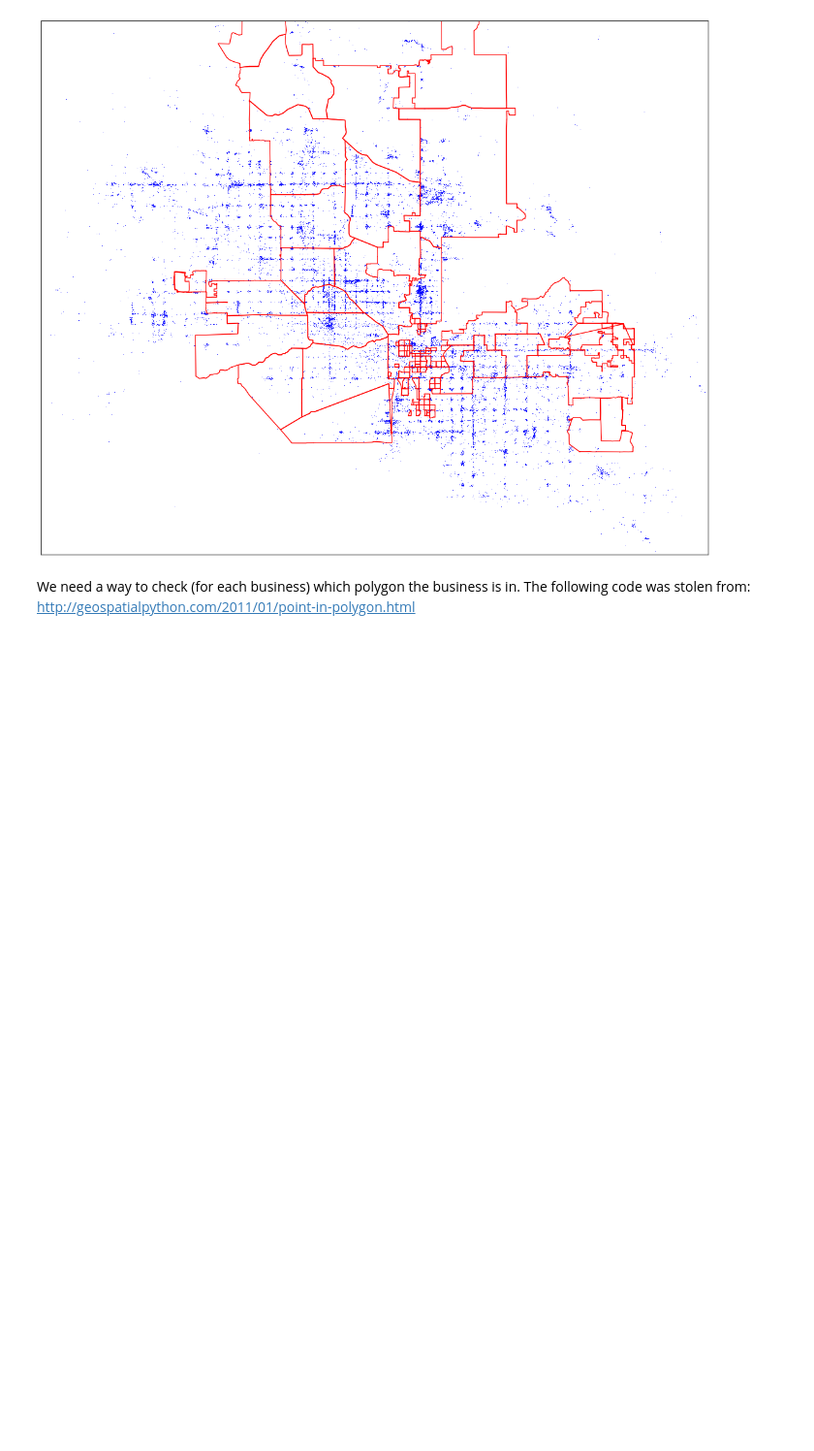
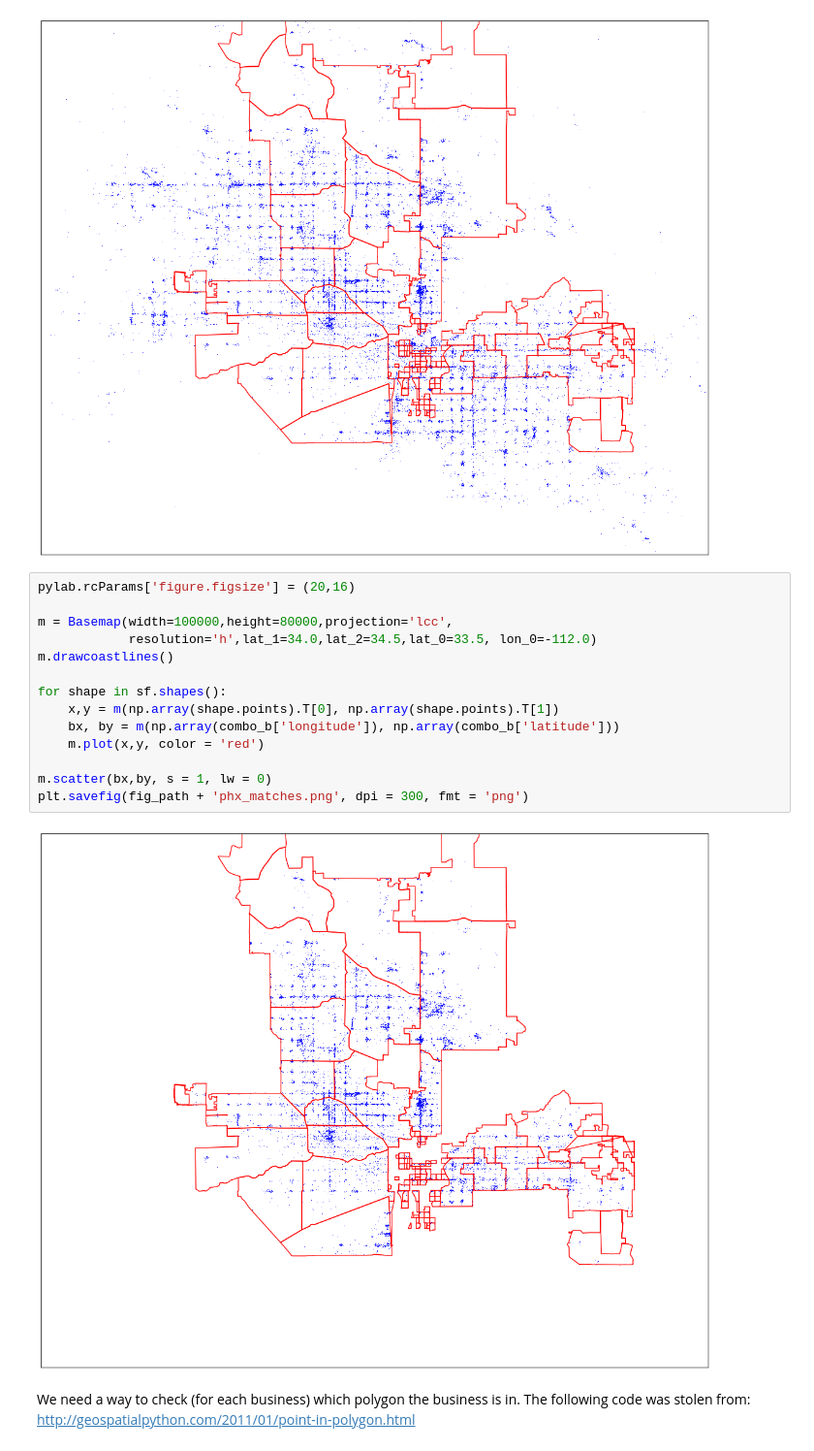
Before and after one commit to zihaoxu/jac_project, a Jupyter notebook: hood_shapes.ipynb, the cells around one changed output. Shown at 97% size. Drawn from its saved outputs; the diff is of its cells as text; blank space fills up the shorter version.

Commit message:
produce correlated dataframe and explore initial plots

```diff
--- a/hood_shapes.ipynb
+++ b/hood_shapes.ipynb
@@ -120,6 +123,22 @@ m.scatter(bx,by, s = 1, lw = 0)
 plt.savefig(fig_path + 'phx_test.png', dpi = 300, fmt = 'png')
 # %% [output]
 [figure]
+# %%
+pylab.rcParams['figure.figsize'] = (20,16)
+
+m = Basemap(width=100000,height=80000,projection='lcc',
+            resolution='h',lat_1=34.0,lat_2=34.5,lat_0=33.5, lon_0=-112.0)
+m.drawcoastlines()
+
+for shape in sf.shapes():
+    x,y = m(np.array(shape.points).T[0], np.array(shape.points).T[1])
+    bx, by = m(np.array(combo_b['longitude']), np.array(combo_b['latitude']))
+    m.plot(x,y, color = 'red')
+
+m.scatter(bx,by, s = 1, lw = 0)
+plt.savefig(fig_path + 'phx_matches.png', dpi = 300, fmt = 'png')
+# %% [output]
+[figure, added]
 # %% [markdown]
 We need a way to check (for each business) which polygon the business is in.
 The following code was stolen from: http://geospatialpython.com/2011/01/point-in-polygon.html
```
Also changed, not shown: parts of 11 cells of this notebook, 4 other files.
